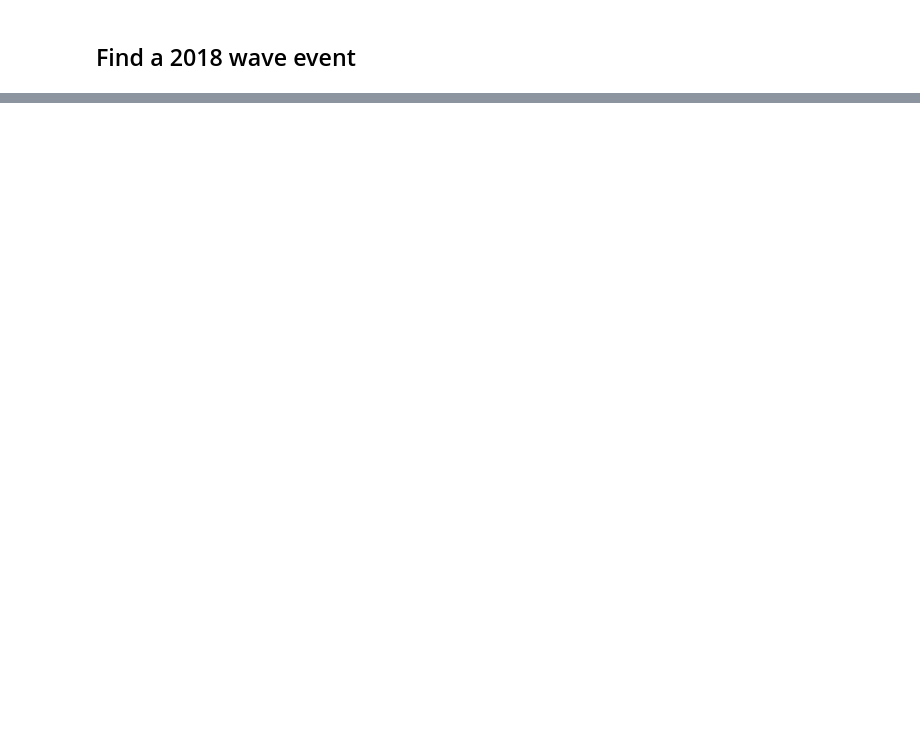
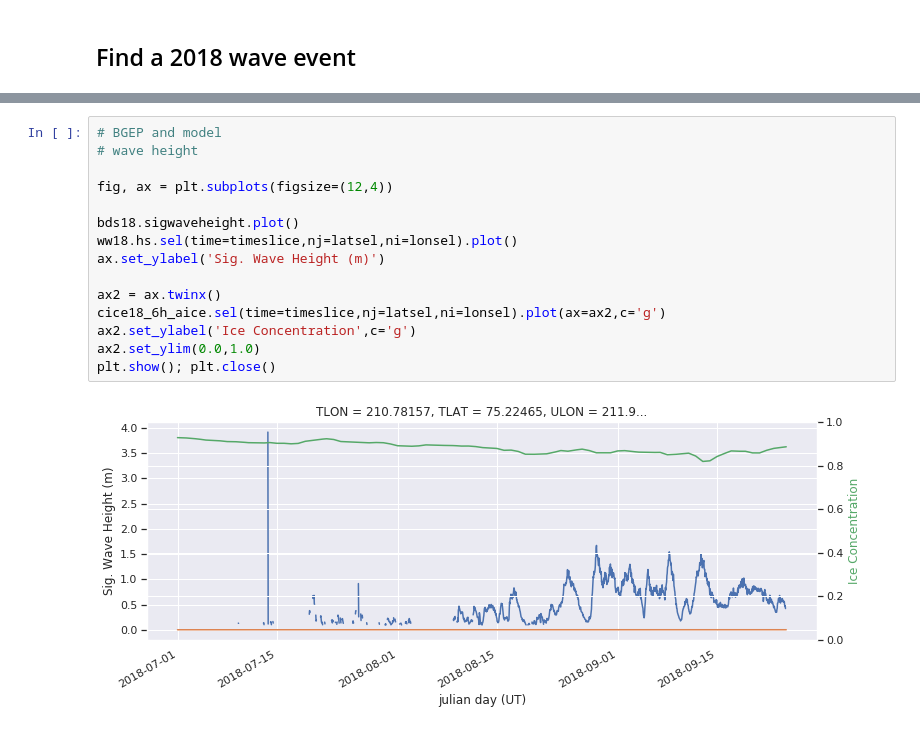
Before and after one commit to vtcooper/waveice, a Jupyter notebook: waveice_analysis.ipynb, the cells around one changed output, grey strips where cells are left out. Drawn from its saved outputs; the diff is of its cells as text; blank space fills up the shorter version.

```diff
--- a/waveice_analysis.ipynb
+++ b/waveice_analysis.ipynb
@@ -163,0 +277,17 @@ KeyError: 0
+# %%
+# BGEP and model
+# wave height
+
+fig, ax = plt.subplots(figsize=(12,4))
+
+bds18.sigwaveheight.plot()
+ww18.hs.sel(time=timeslice,nj=latsel,ni=lonsel).plot()
+ax.set_ylabel('Sig. Wave Height (m)')
+
+ax2 = ax.twinx()
+cice18_6h_aice.sel(time=timeslice,nj=latsel,ni=lonsel).plot(ax=ax2,c='g')
+ax2.set_ylabel('Ice Concentration',c='g')
+ax2.set_ylim(0.0,1.0)
+plt.show(); plt.close()
+# %% [output]
+[figure, added]
```
Also changed, not shown: parts of 54 cells of this notebook.
